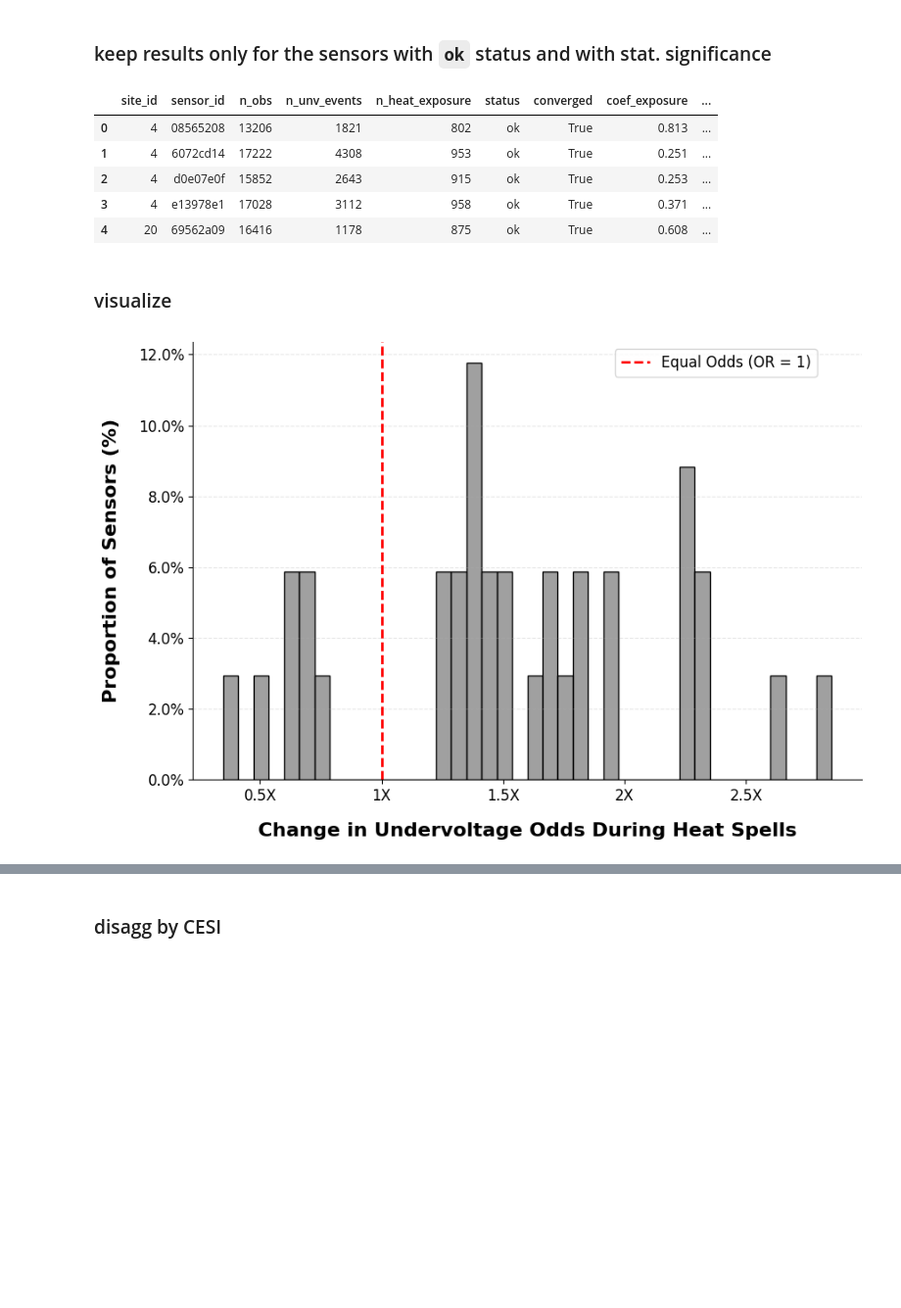
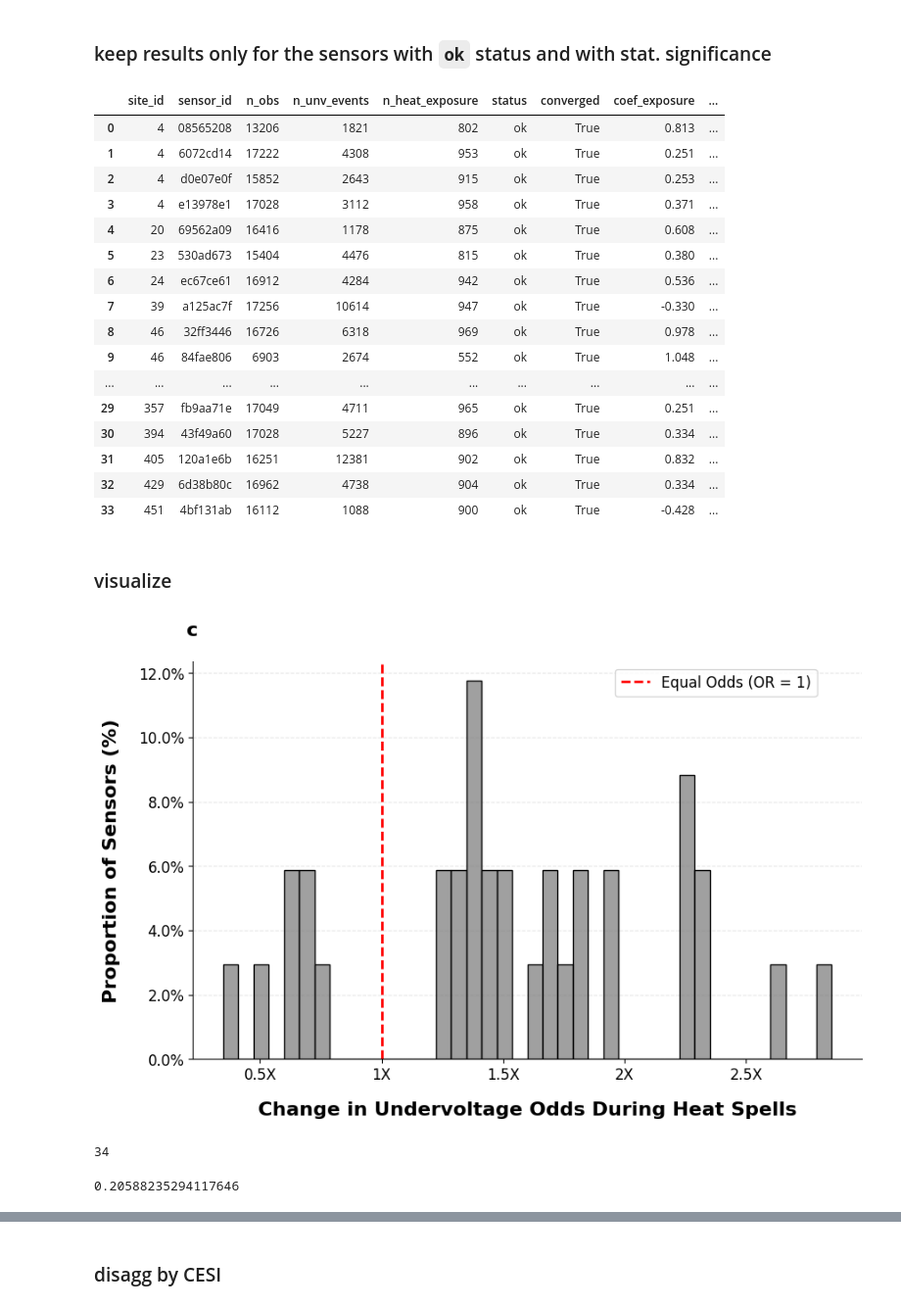
Before and after one commit to KaytheDee/pqr_extreme_weather_analysis, a Jupyter notebook: notebooks/_01_Logit_Undervoltage_Temperature.ipynb, the cells around one changed output, grey strips where cells are left out. Shown at 98% size. Cells and saved outputs as stored; diff of their text form; code cells hidden in the pictures; blank space fills up the shorter version.

```diff
--- a/notebooks/_01_Logit_Undervoltage_Temperature.ipynb
+++ b/notebooks/_01_Logit_Undervoltage_Temperature.ipynb
@@ -974,11 +974,22 @@ converged_sensors = converged_sensors[[
 sensor_cesi_mapping = sensor_ea_mapping.copy().drop(columns = ['ea_code9ch'])
 converged_sensors = converged_sensors.merge(sensor_cesi_mapping, on = ['site_id', 'sensor_id'])
 # %%
-converged_sensors.head()
+converged_sensors
 # %% [output]
 |  | site_id | sensor_id | n_obs | n_unv_events | n_heat_exposure | status | converged | coef_exposure | ... |
 | 0 | 4 | 08565208 | 13206 | 1821 | 802 | ok | True | 0.813 | ... |
 | 1 | 4 | 6072cd14 | 17222 | 4308 | 953 | ok | True | 0.251 | ... |
 | 2 | 4 | d0e07e0f | 15852 | 2643 | 915 | ok | True | 0.253 | ... |
 | 3 | 4 | e13978e1 | 17028 | 3112 | 958 | ok | True | 0.371 | ... |
 | 4 | 20 | 69562a09 | 16416 | 1178 | 875 | ok | True | 0.608 | ... |
+| 5 | 23 | 530ad673 | 15404 | 4476 | 815 | ok | True | 0.380 | ... |
+| 6 | 24 | ec67ce61 | 16912 | 4284 | 942 | ok | True | 0.536 | ... |
+| 7 | 39 | a125ac7f | 17256 | 10614 | 947 | ok | True | -0.330 | ... |
+| 8 | 46 | 32ff3446 | 16726 | 6318 | 969 | ok | True | 0.978 | ... |
+| 9 | 46 | 84fae806 | 6903 | 2674 | 552 | ok | True | 1.048 | ... |
+| ... | ... | ... | ... | ... | ... | ... | ... | ... | ... |
+| 29 | 357 | fb9aa71e | 17049 | 4711 | 965 | ok | True | 0.251 | ... |
+| 30 | 394 | 43f49a60 | 17028 | 5227 | 896 | ok | True | 0.334 | ... |
+| 31 | 405 | 120a1e6b | 16251 | 12381 | 902 | ok | True | 0.832 | ... |
+| 32 | 429 | 6d38b80c | 16962 | 4738 | 904 | ok | True | 0.334 | ... |
+| 33 | 451 | 4bf131ab | 16112 | 1088 | 900 | ok | True | -0.428 | ... |
@@ -1129,16 +1003,0 @@ def plot_or_histogram(
-# %%
-plot_or_histogram(
-    df,
-    bins=40,
-    use_log_scale=False,
-    show_center=False,
-    show_kde=False,
-    ref_line_label='Equal Odds (OR = 1)',
-    legend_loc = 'upper left',
-    legend_bbox = (0.62, 1),
-    color = 'grey',
-    figsize=(9, 6),
-    save_path=PLOTS_DIR / 'logit_undervolt_hist.png'
-)
-# %% [output]
-[figure, removed]
@@ -1144,0 +1287,34 @@ plot_or_histogram(
+# %%
+or_hist_ax = plot_or_histogram(
+    df,
+    bins=40,
+    use_log_scale=False,
+    show_center=False,
+    show_kde=False,
+
+    # Panel label
+    panel_label='c',
+    panel_label_x=-0.01,
+    panel_label_y=1.10,
+    panel_label_fontsize=16,
+
+    ref_line_label='Equal Odds (OR = 1)',
+
+    legend_loc='upper left',
+    legend_bbox=(0.62, 1),
+
+    color='grey',
+    figsize=(9, 6),
+
+    save_path=PLOTS_DIR / 'logit_undervolt_hist.png'
+)
+# %% [output]
+[figure, added]
+# %%
+len(df)
+# %% [output]
+34
+# %%
+len(df[df['or_exposure']<1])/len(df)
+# %% [output]
+0.20588235294117646
```
Also changed, not shown: parts of 10 cells of this notebook, 15 other files.
